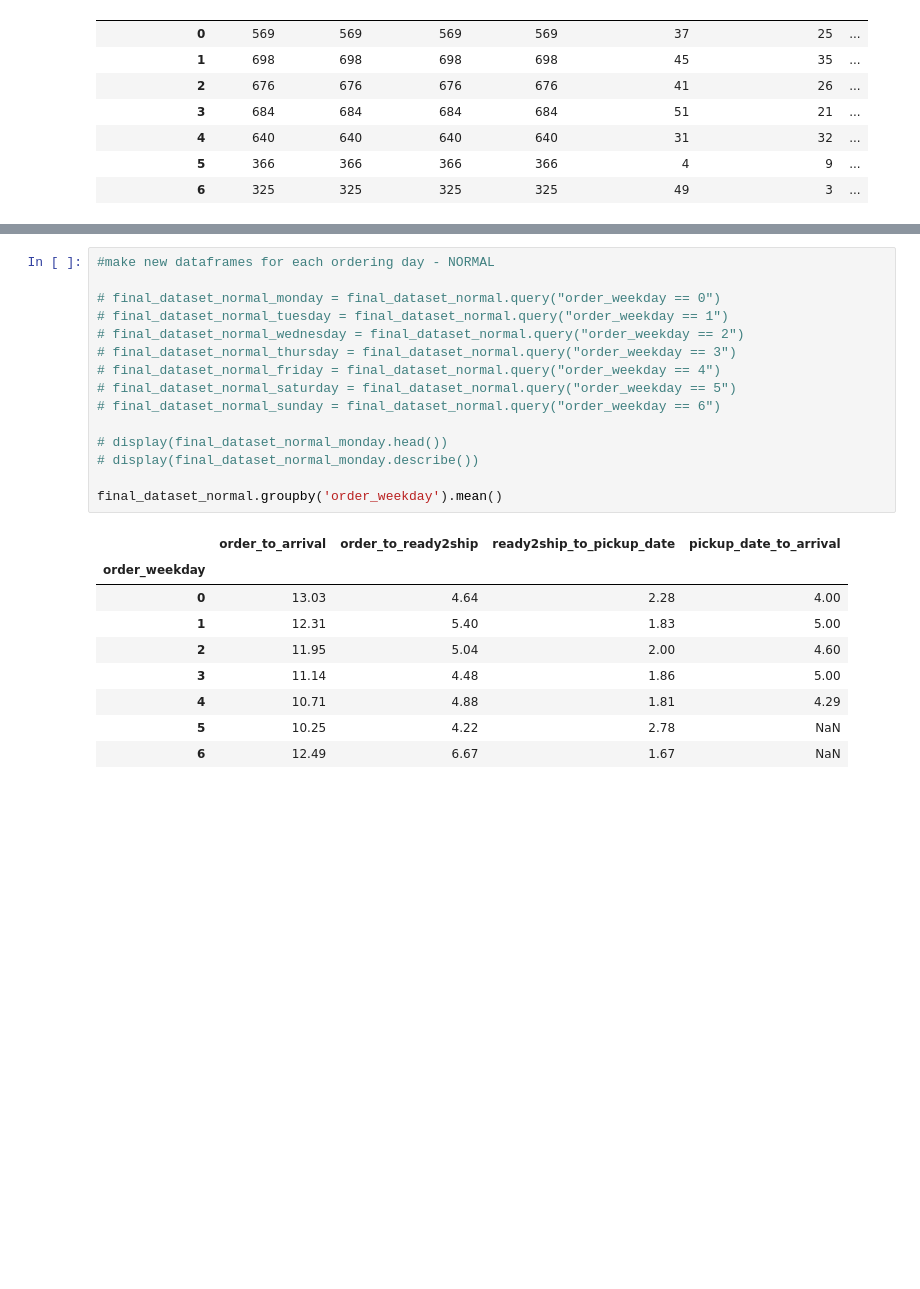
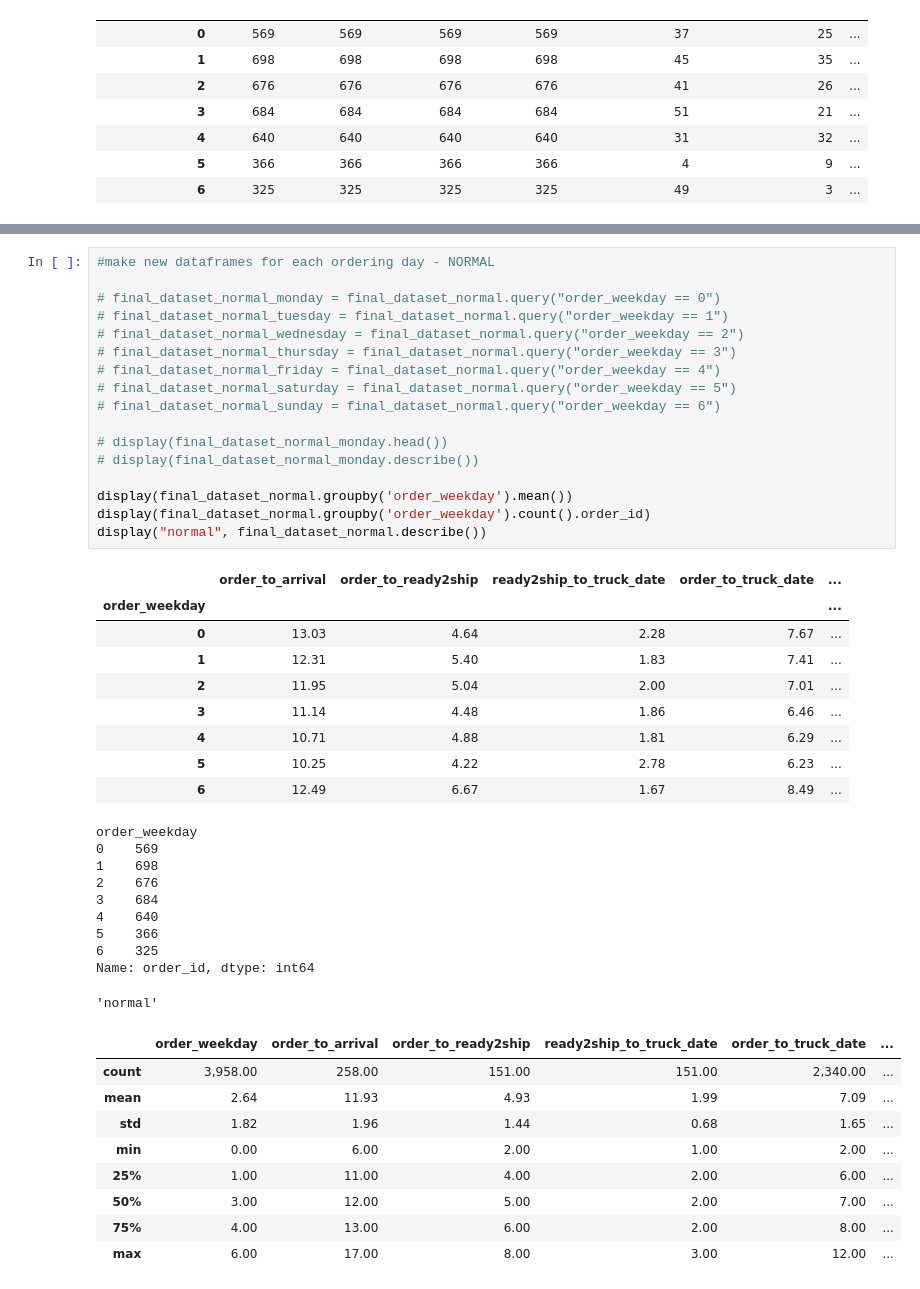
Before and after one commit to cophi-dev/EDA_muesli_group1, a Jupyter notebook: EDA_phillipp.ipynb, the cells around one changed output, grey strips where cells are left out. Cells and saved outputs as stored; diff of their text form; blank space fills up the shorter version.

```diff
--- a/EDA_phillipp.ipynb
+++ b/EDA_phillipp.ipynb
@@ -653,28 +648,49 @@ display(final_dataset_monday.head())
 # %%
 #make new dataframes for each ordering day - NORMAL
 
 # final_dataset_normal_monday = final_dataset_normal.query("order_weekday == 0")
 # final_dataset_normal_tuesday = final_dataset_normal.query("order_weekday == 1")
 # final_dataset_normal_wednesday = final_dataset_normal.query("order_weekday == 2")
 # final_dataset_normal_thursday = final_dataset_normal.query("order_weekday == 3")
 # final_dataset_normal_friday = final_dataset_normal.query("order_weekday == 4")
 # final_dataset_normal_saturday = final_dataset_normal.query("order_weekday == 5")
 # final_dataset_normal_sunday = final_dataset_normal.query("order_weekday == 6")
 
 # display(final_dataset_normal_monday.head())
 # display(final_dataset_normal_monday.describe())
 
-final_dataset_normal.groupby('order_weekday').mean()
+display(final_dataset_normal.groupby('order_weekday').mean())
+display(final_dataset_normal.groupby('order_weekday').count().order_id)
+display("normal", final_dataset_normal.describe())
 # %% [output]
-|  | order_to_arrival | order_to_ready2ship | ready2ship_to_pickup_date | pickup_date_to_arrival |
-| order_weekday |  |  |  |  |
-| 0 | 13.03 | 4.64 | 2.28 | 4.00 |
-| 1 | 12.31 | 5.40 | 1.83 | 5.00 |
-| 2 | 11.95 | 5.04 | 2.00 | 4.60 |
-| 3 | 11.14 | 4.48 | 1.86 | 5.00 |
-| 4 | 10.71 | 4.88 | 1.81 | 4.29 |
-| 5 | 10.25 | 4.22 | 2.78 | NaN |
-| 6 | 12.49 | 6.67 | 1.67 | NaN |
+|  | order_to_arrival | order_to_ready2ship | ready2ship_to_truck_date | order_to_truck_date | ... |
+| order_weekday |  |  |  |  | ... |
+| 0 | 13.03 | 4.64 | 2.28 | 7.67 | ... |
+| 1 | 12.31 | 5.40 | 1.83 | 7.41 | ... |
+| 2 | 11.95 | 5.04 | 2.00 | 7.01 | ... |
+| 3 | 11.14 | 4.48 | 1.86 | 6.46 | ... |
+| 4 | 10.71 | 4.88 | 1.81 | 6.29 | ... |
+| 5 | 10.25 | 4.22 | 2.78 | 6.23 | ... |
+| 6 | 12.49 | 6.67 | 1.67 | 8.49 | ... |
+order_weekday
+0    569
+1    698
+2    676
+3    684
+4    640
+5    366
+6    325
+Name: order_id, dtype: int64
+'normal'
+|  | order_weekday | order_to_arrival | order_to_ready2ship | ready2ship_to_truck_date | order_to_truck_date | ... |
+| count | 3,958.00 | 258.00 | 151.00 | 151.00 | 2,340.00 | ... |
+| mean | 2.64 | 11.93 | 4.93 | 1.99 | 7.09 | ... |
+| std | 1.82 | 1.96 | 1.44 | 0.68 | 1.65 | ... |
+| min | 0.00 | 6.00 | 2.00 | 1.00 | 2.00 | ... |
+| 25% | 1.00 | 11.00 | 4.00 | 2.00 | 6.00 | ... |
+| 50% | 3.00 | 12.00 | 5.00 | 2.00 | 7.00 | ... |
+| 75% | 4.00 | 13.00 | 6.00 | 2.00 | 8.00 | ... |
+| max | 6.00 | 17.00 | 8.00 | 3.00 | 12.00 | ... |
 # %%
 #make new dataframes for each ordering day - EXPRESS
 
```
Also changed, not shown: parts of 4 cells of this notebook.
